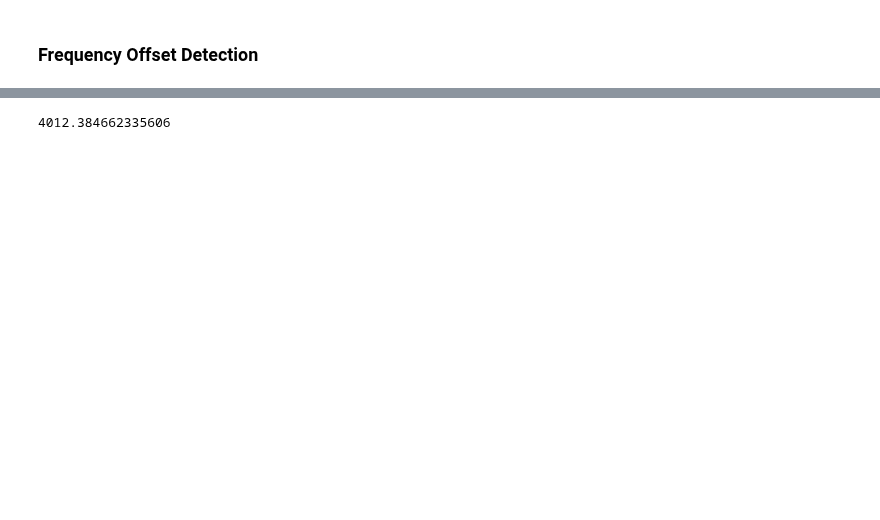
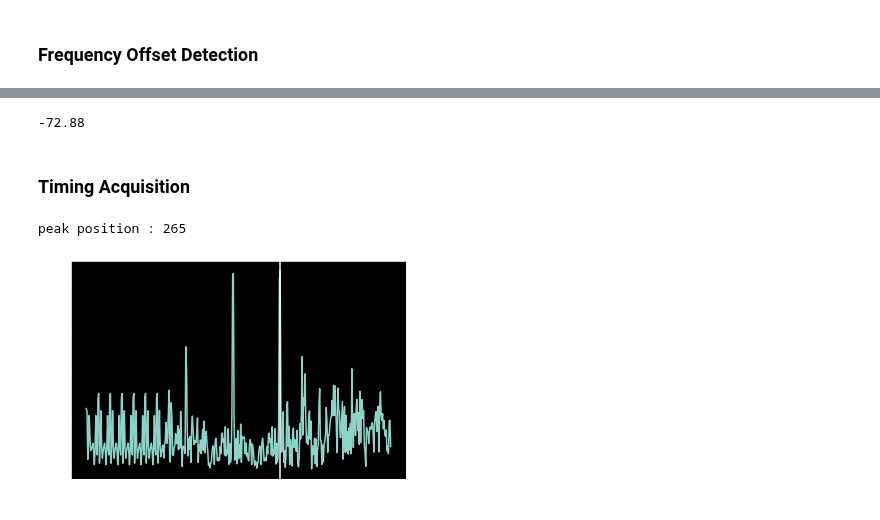
Before and after one commit to mohantyk/dsp_in_comm, a Jupyter notebook: chap6.ipynb, the cells around one changed output, grey strips where cells are left out. Drawn from its saved outputs; the diff is of its cells as text; code cells hidden in the pictures; blank space fills up the shorter version.

Commit message:
Timing acquisition

```diff
--- a/chap6.ipynb
+++ b/chap6.ipynb
@@ -375,6 +375,23 @@ delay_corr = rx_20mhz[:-delay] * rx_20mhz[delay:].conj()
 
 theta = np.angle( rolling_mean(delay_corr, 64)[falling_edge + 125] )
 fine_freq_offset = theta*20e6/(2*np.pi*delay)
-fine_freq_offset
+fine_freq_offset.round(2)
 # %% [output]
-4012.384662335606
+-72.88
+# %% [markdown]
+### Timing Acquisition
+# %%
+long_train = long_training_sequence()
+long_training_symbol = long_train[32:32+64]
+L = np.sign(long_training_symbol.real)  + 1j*np.sign(long_training_symbol.imag)
+# %%
+cross_corr = abs( np.convolve(rx_20mhz, L, 'valid') )
+peak_position = cross_corr.argmax()
+
+plt.plot( cross_corr )
+plt.axvline(x=peak_position)
+
+print('peak position : {}'.format(peak_position))
+# %% [output]
+peak position : 265
+[figure, added]
```
Also changed, not shown: parts of 3 cells of this notebook.
